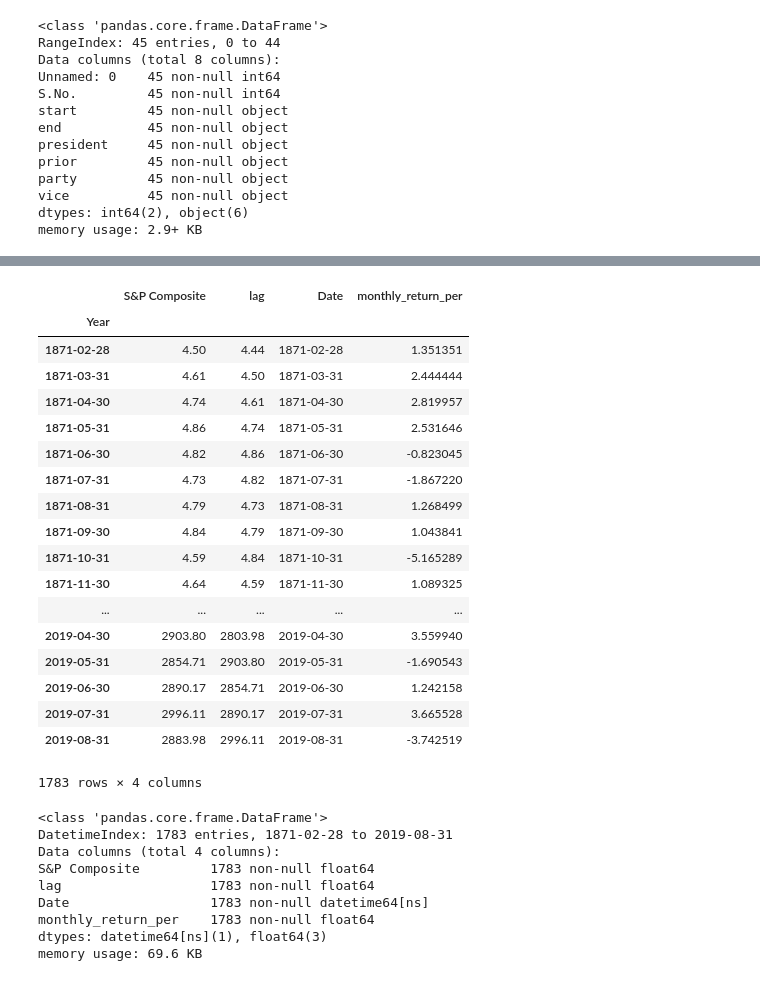
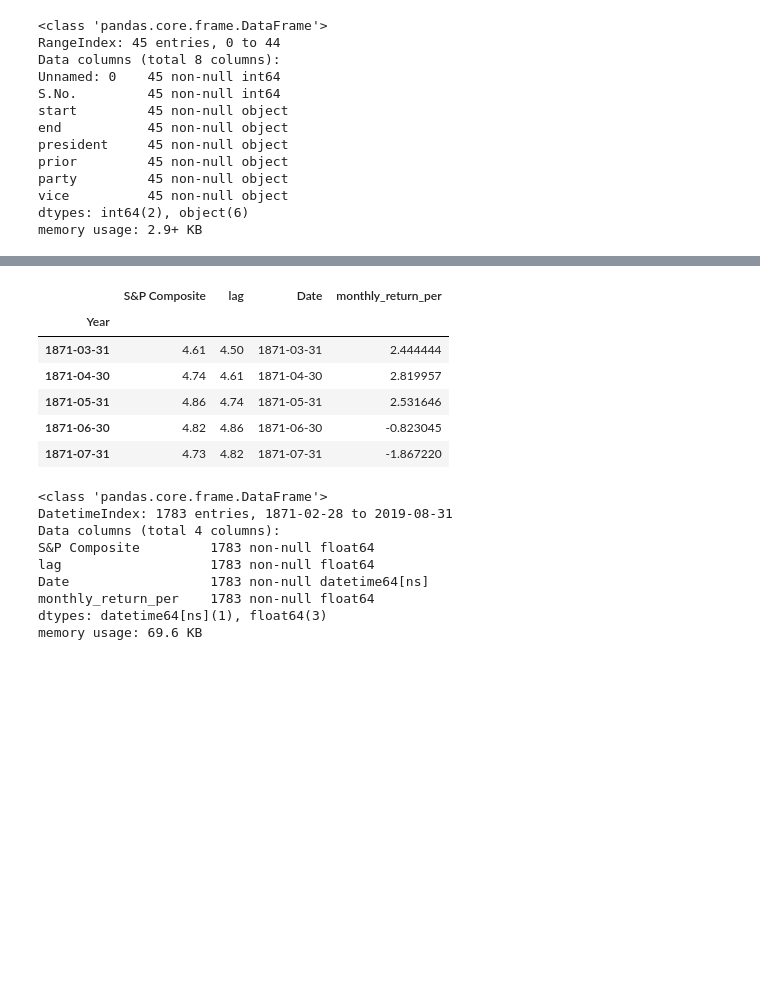
Before and after one commit to Carterbouley/mod_3_project, a Jupyter notebook: Josh Notebook.ipynb, the cells around one changed output, grey strips where cells are left out. Drawn from its saved outputs; the diff is of its cells as text; code cells hidden in the pictures; blank space fills up the shorter version.

```diff
--- a/Josh Notebook.ipynb
+++ b/Josh Notebook.ipynb
@@ -459,27 +464,15 @@ df1.head(20)
 | 18 | 18 | 19 | 1877-03-04 | 1881-03-04 | Rutherford B. Hayes | 29th & 32nd Governor of Ohio (186... | Republican | William A. Wheeler | 1461 days | 48 |
 | 19 | 19 | 20 | 1881-03-04 | 1881-09-19 | James A. Garfield | U.S. Representative for Ohio's 19... | Republican | Chester A. Arthur | 199 days | 6 |
 # %%
-sp
+sp.head()
 # %% [output]
 |  | S&P Composite | lag | Date | monthly_return_per |
 | Year |  |  |  |  |
-| 1871-02-28 | 4.50 | 4.44 | 1871-02-28 | 1.351351 |
 | 1871-03-31 | 4.61 | 4.50 | 1871-03-31 | 2.444444 |
 | 1871-04-30 | 4.74 | 4.61 | 1871-04-30 | 2.819957 |
 | 1871-05-31 | 4.86 | 4.74 | 1871-05-31 | 2.531646 |
 | 1871-06-30 | 4.82 | 4.86 | 1871-06-30 | -0.823045 |
 | 1871-07-31 | 4.73 | 4.82 | 1871-07-31 | -1.867220 |
-| 1871-08-31 | 4.79 | 4.73 | 1871-08-31 | 1.268499 |
-| 1871-09-30 | 4.84 | 4.79 | 1871-09-30 | 1.043841 |
-| 1871-10-31 | 4.59 | 4.84 | 1871-10-31 | -5.165289 |
-| 1871-11-30 | 4.64 | 4.59 | 1871-11-30 | 1.089325 |
-| ... | ... | ... | ... | ... |
-| 2019-04-30 | 2903.80 | 2803.98 | 2019-04-30 | 3.559940 |
-| 2019-05-31 | 2854.71 | 2903.80 | 2019-05-31 | -1.690543 |
-| 2019-06-30 | 2890.17 | 2854.71 | 2019-06-30 | 1.242158 |
-| 2019-07-31 | 2996.11 | 2890.17 | 2019-07-31 | 3.665528 |
-| 2019-08-31 | 2883.98 | 2996.11 | 2019-08-31 | -3.742519 |
-1783 rows × 4 columns
 # %%
 sp.info()
 # %% [output]
```
Also changed, not shown: parts of 30 cells of this notebook.
